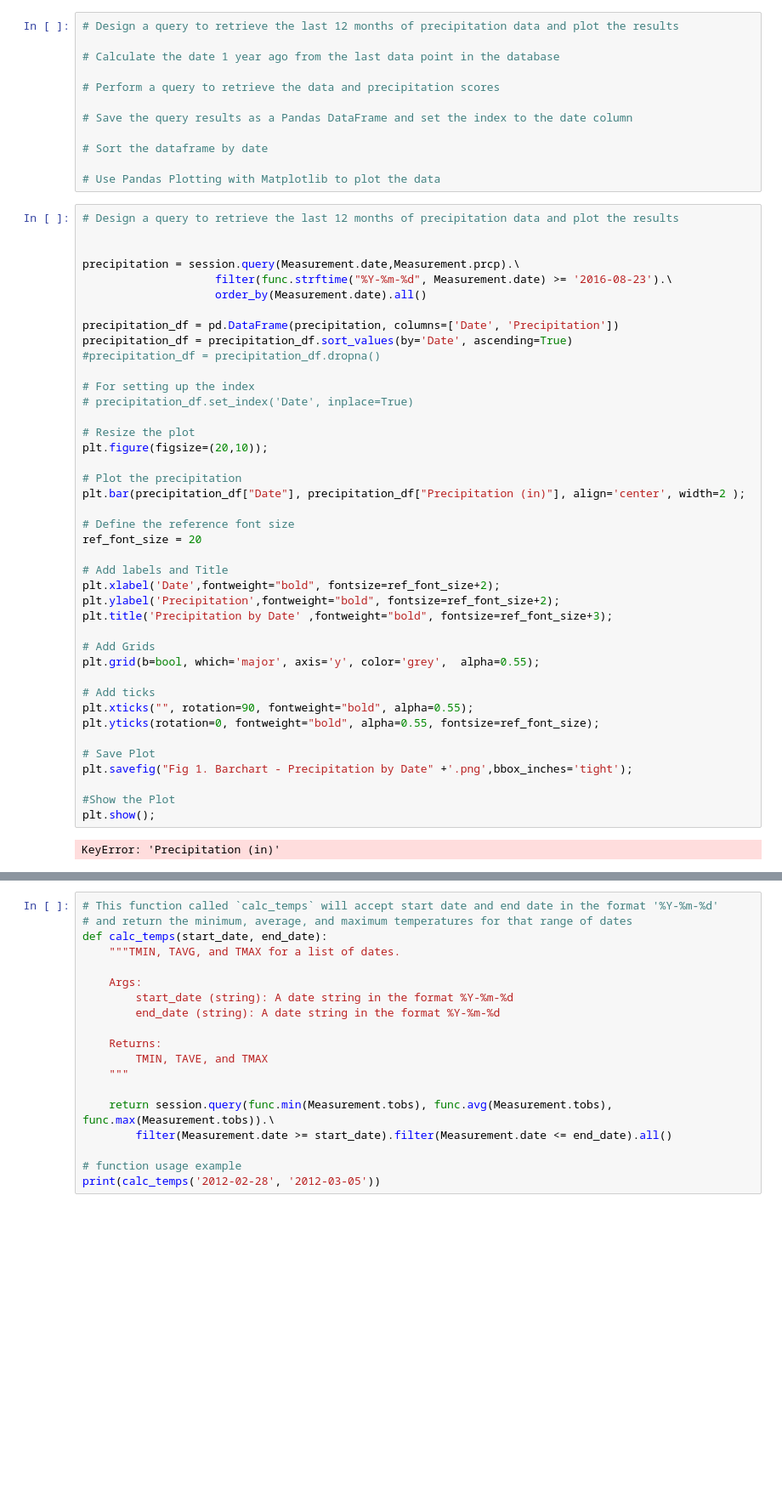
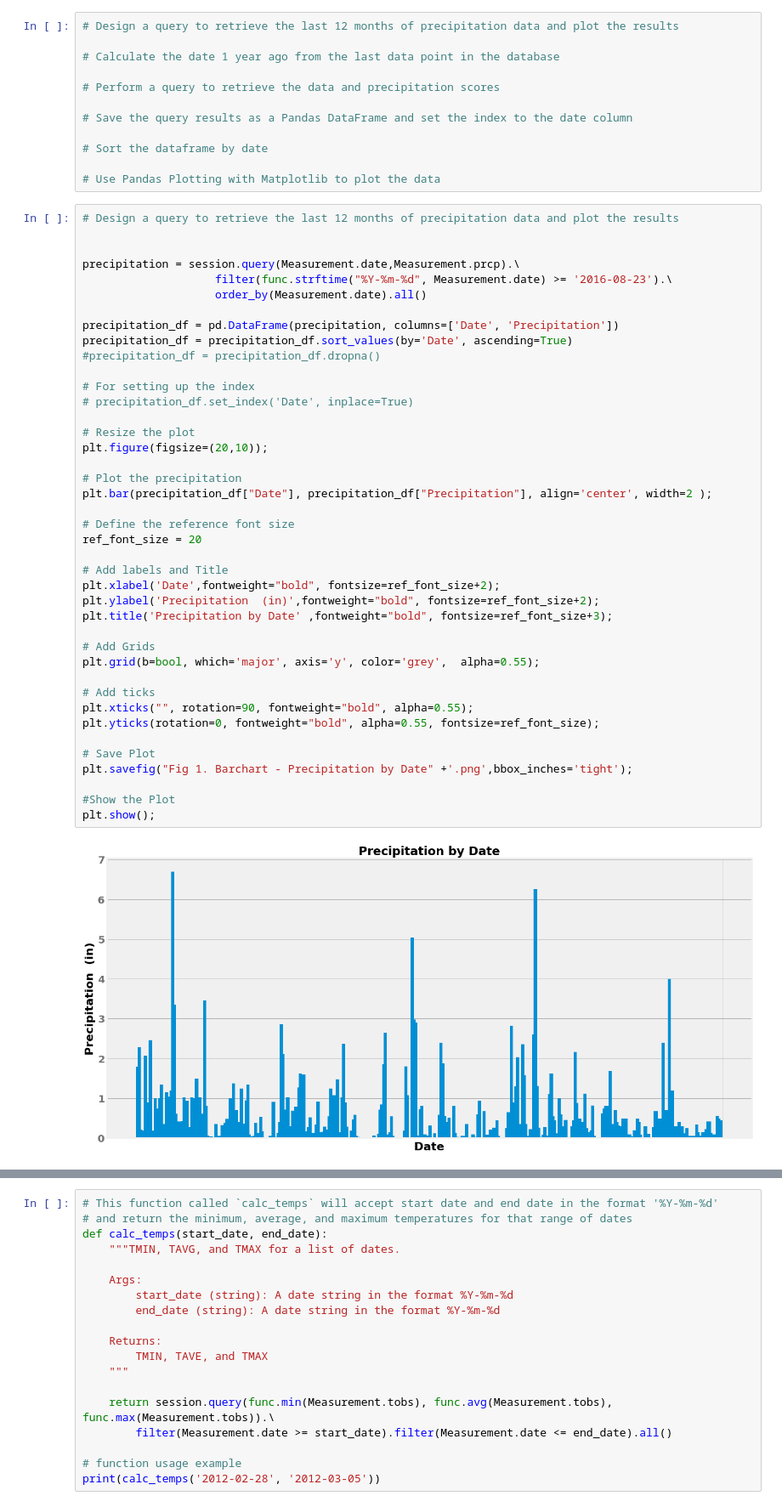
Before and after one commit to cemoga/sqlalchemy-challenge, a Jupyter notebook: climate_starter.ipynb, the cells around one changed output, grey strips where cells are left out. Shown: that part at 85% size. Cells and saved outputs as stored; diff of their text form; blank space fills up the shorter version.

```diff
--- a/climate_starter.ipynb
+++ b/climate_starter.ipynb
@@ -88,36 +88,36 @@ precipitation_df = precipitation_df.sort_values(by='Date', ascending=True)
 #precipitation_df = precipitation_df.dropna()
 
 # For setting up the index
 # precipitation_df.set_index('Date', inplace=True)
 
 # Resize the plot
 plt.figure(figsize=(20,10));
 
 # Plot the precipitation
-plt.bar(precipitation_df["Date"], precipitation_df["Precipitation (in)"], align='center', width=2 );
+plt.bar(precipitation_df["Date"], precipitation_df["Precipitation"], align='center', width=2 );
 
 # Define the reference font size
 ref_font_size = 20
 
 # Add labels and Title
 plt.xlabel('Date',fontweight="bold", fontsize=ref_font_size+2);
-plt.ylabel('Precipitation',fontweight="bold", fontsize=ref_font_size+2);
+plt.ylabel('Precipitation  (in)',fontweight="bold", fontsize=ref_font_size+2);
 plt.title('Precipitation by Date' ,fontweight="bold", fontsize=ref_font_size+3);
 
 # Add Grids
 plt.grid(b=bool, which='major', axis='y', color='grey',  alpha=0.55);
 
 # Add ticks
 plt.xticks("", rotation=90, fontweight="bold", alpha=0.55);
 plt.yticks(rotation=0, fontweight="bold", alpha=0.55, fontsize=ref_font_size);
 
 # Save Plot
 plt.savefig("Fig 1. Barchart - Precipitation by Date" +'.png',bbox_inches='tight');
 
 #Show the Plot
 plt.show();
 # %% [output]
-KeyError: 'Precipitation (in)'
+[figure, added]
 # %%
 # Use Pandas to calcualte the summary statistics for the precipitation data
 # precipitation_df.set_index('Date', inplace=True)
```
Also changed, not shown: parts of 6 cells of this notebook, 2 other files.
